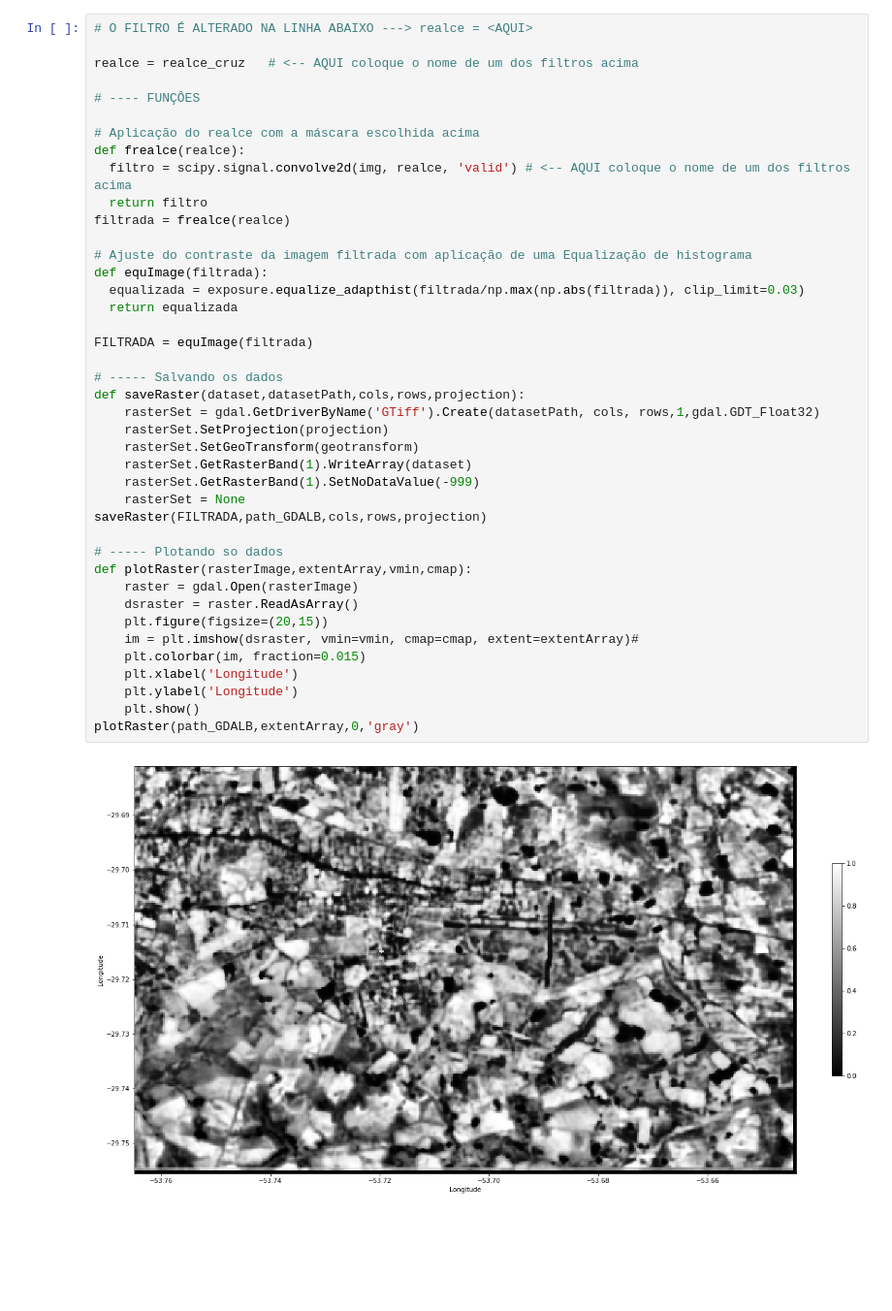
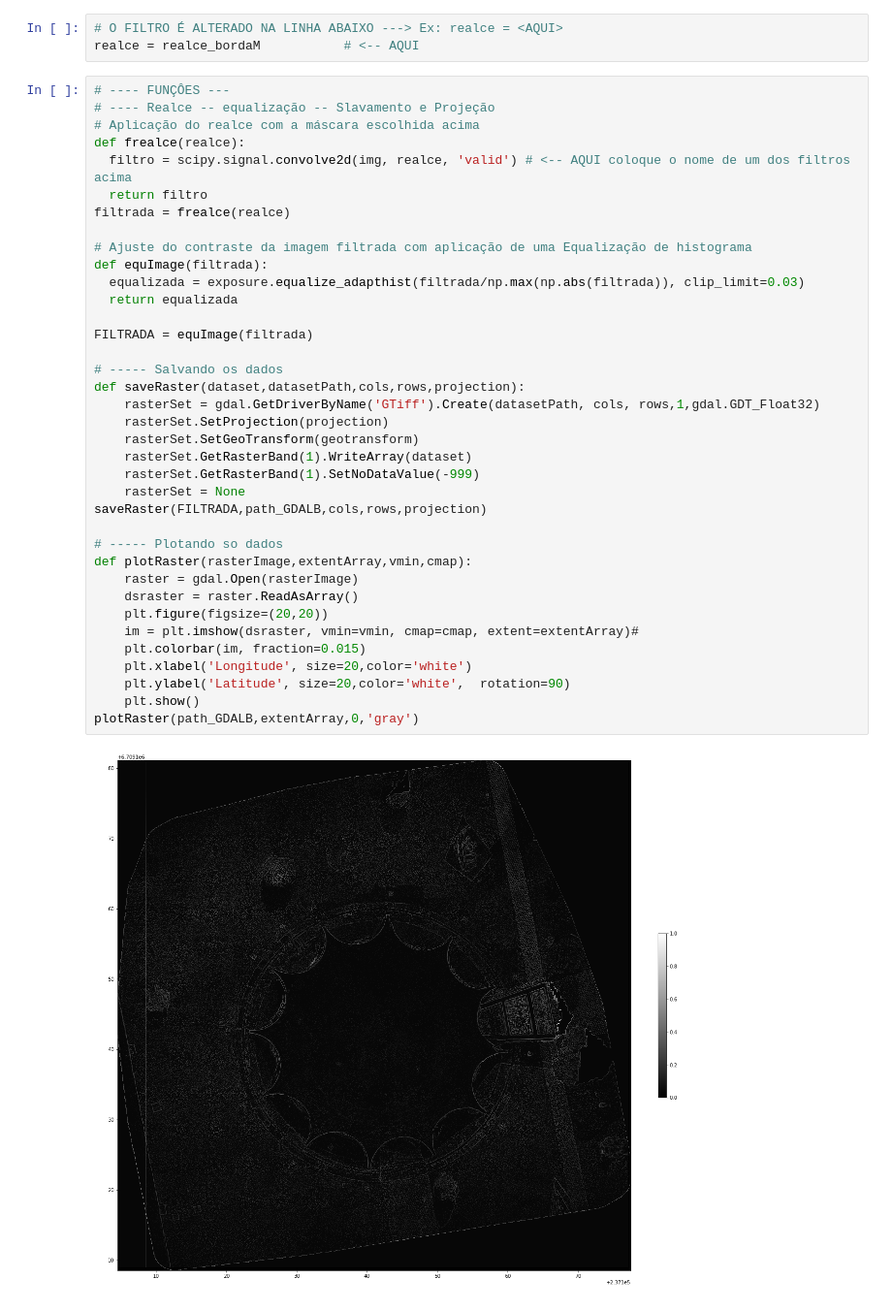
Before and after one commit to sclaudiobr/algoritmos-py, a Jupyter notebook: filtragem02.ipynb, the cells around one changed output. Shown at 97% size. Drawn from its saved outputs; the diff is of its cells as text; blank space fills up the shorter version.

```diff
--- a/filtragem02.ipynb
+++ b/filtragem02.ipynb
@@ -92,43 +106,42 @@ realce_diag2   = np.array([[1,0,0],[0,1,0],[0,0,1]])
+# %%
+# O FILTRO É ALTERADO NA LINHA ABAIXO ---> Ex: realce = <AQUI>
+realce = realce_bordaM           # <-- AQUI
 # %%
-# O FILTRO É ALTERADO NA LINHA ABAIXO ---> realce = <AQUI>
-
-realce = realce_cruz   # <-- AQUI coloque o nome de um dos filtros acima
-
-# ---- FUNÇÔES
-
+# ---- FUNÇÔES ---
+# ---- Realce -- equalização -- Slavamento e Projeção
 # Aplicação do realce com a máscara escolhida acima
 def frealce(realce):
   filtro = scipy.signal.convolve2d(img, realce, 'valid') # <-- AQUI coloque o nome de um dos filtros acima
   return filtro
 filtrada = frealce(realce)
 
 # Ajuste do contraste da imagem filtrada com aplicação de uma Equalização de histograma
 def equImage(filtrada):
   equalizada = exposure.equalize_adapthist(filtrada/np.max(np.abs(filtrada)), clip_limit=0.03)
   return equalizada
 
 FILTRADA = equImage(filtrada)
 
 # ----- Salvando os dados
 def saveRaster(dataset,datasetPath,cols,rows,projection):
     rasterSet = gdal.GetDriverByName('GTiff').Create(datasetPath, cols, rows,1,gdal.GDT_Float32)
     rasterSet.SetProjection(projection)
     rasterSet.SetGeoTransform(geotransform)
     rasterSet.GetRasterBand(1).WriteArray(dataset)
     rasterSet.GetRasterBand(1).SetNoDataValue(-999)
     rasterSet = None
 saveRaster(FILTRADA,path_GDALB,cols,rows,projection)
 
 # ----- Plotando so dados
 def plotRaster(rasterImage,extentArray,vmin,cmap):
     raster = gdal.Open(rasterImage)
     dsraster = raster.ReadAsArray()
-    plt.figure(figsize=(20,15))
+    plt.figure(figsize=(20,20))
     im = plt.imshow(dsraster, vmin=vmin, cmap=cmap, extent=extentArray)#
     plt.colorbar(im, fraction=0.015)
-    plt.xlabel('Longitude')
-    plt.ylabel('Longitude')
+    plt.xlabel('Longitude', size=20,color='white')
+    plt.ylabel('Latitude', size=20,color='white',  rotation=90)
     plt.show()
 plotRaster(path_GDALB,extentArray,0,'gray')
 # %% [output]
-[figure, old version]
+[figure, new version]
```
Also changed, not shown: parts of 6 cells of this notebook.
